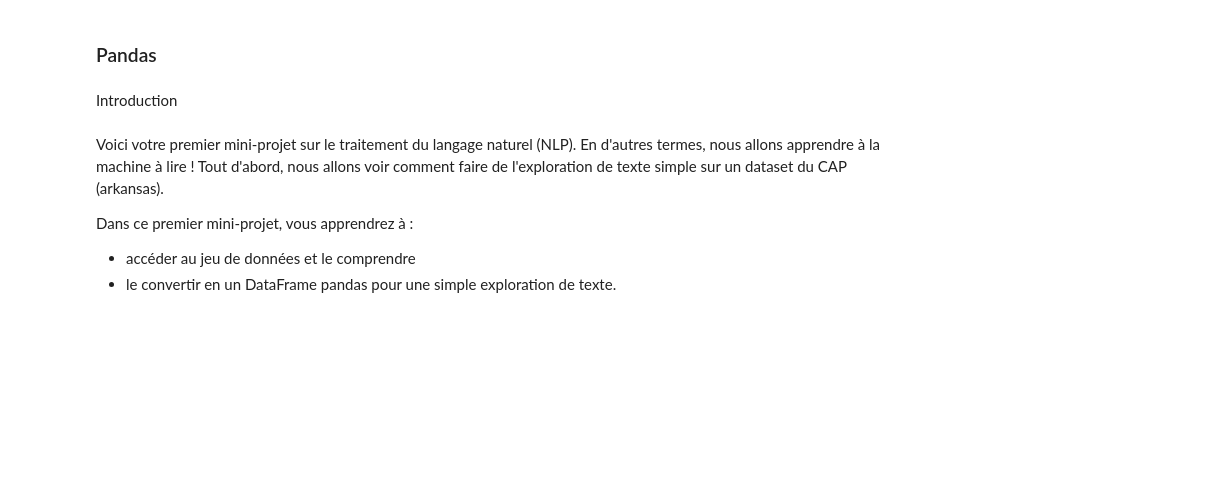
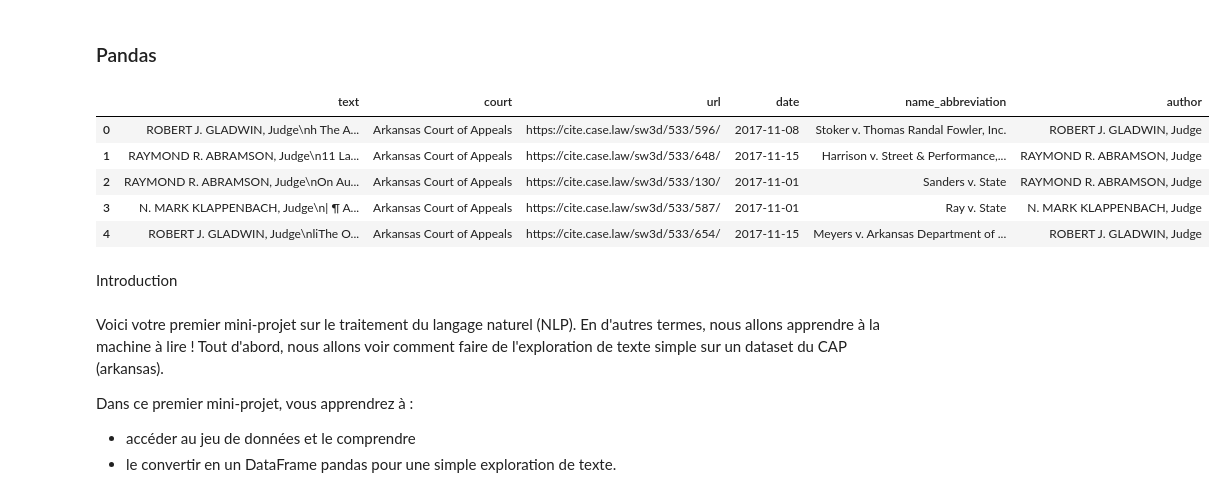
Before and after one commit to Hotsnown/seminaire-bordeaux-2022, a Jupyter notebook: exercices/jour3/3.1 what is nlp/3.1.3 mini-project.ipynb, the cells around one changed output. Drawn from its saved outputs; the diff is of its cells as text; code cells hidden in the pictures; blank space fills up the shorter version.

```diff
--- a/exercices/jour3/3.1 what is nlp/3.1.3 mini-project.ipynb
+++ b/exercices/jour3/3.1 what is nlp/3.1.3 mini-project.ipynb
@@ -46,8 +39,15 @@ for json_str in json_list:
 # %% [markdown]
 ### Pandas
 # %%
-    df = pd.DataFrame(results, columns=["text", "author", "court", "url", "date", "name"])
+    df = pd.DataFrame(results, columns=["text", "court", "url", "date", "name_abbreviation", "author"])
     df.head()
+# %% [output]
+|  | text | court | url | date | name_abbreviation | author |
+| 0 | ROBERT J. GLADWIN, Judge\nh The A... | Arkansas Court of Appeals | https://cite.case.law/sw3d/533/596/ | 2017-11-08 | Stoker v. Thomas Randal Fowler, Inc. | ROBERT J. GLADWIN, Judge |
+| 1 | RAYMOND R. ABRAMSON, Judge\n11 La... | Arkansas Court of Appeals | https://cite.case.law/sw3d/533/648/ | 2017-11-15 | Harrison v. Street & Performance,... | RAYMOND R. ABRAMSON, Judge |
+| 2 | RAYMOND R. ABRAMSON, Judge\nOn Au... | Arkansas Court of Appeals | https://cite.case.law/sw3d/533/130/ | 2017-11-01 | Sanders v. State | RAYMOND R. ABRAMSON, Judge |
+| 3 | N. MARK KLAPPENBACH, Judge\n| ¶ A... | Arkansas Court of Appeals | https://cite.case.law/sw3d/533/587/ | 2017-11-01 | Ray v. State | N. MARK KLAPPENBACH, Judge |
+| 4 | ROBERT J. GLADWIN, Judge\nliThe O... | Arkansas Court of Appeals | https://cite.case.law/sw3d/533/654/ | 2017-11-15 | Meyers v. Arkansas Department of ... | ROBERT J. GLADWIN, Judge |
 # %% [markdown]
 Introduction
 # %% [markdown]
```
Also changed, not shown: parts of 16 cells of this notebook, 3 other files.
